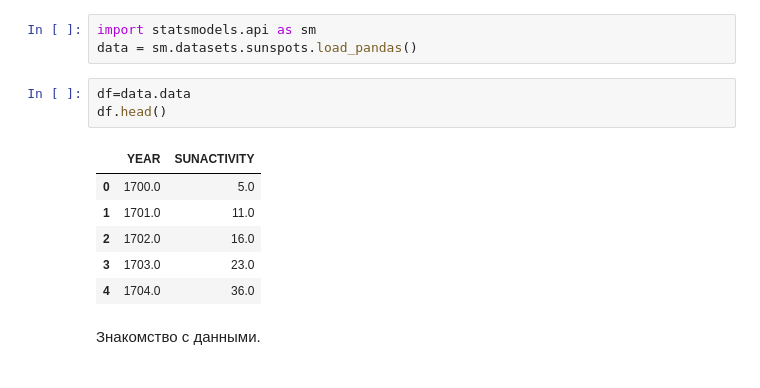
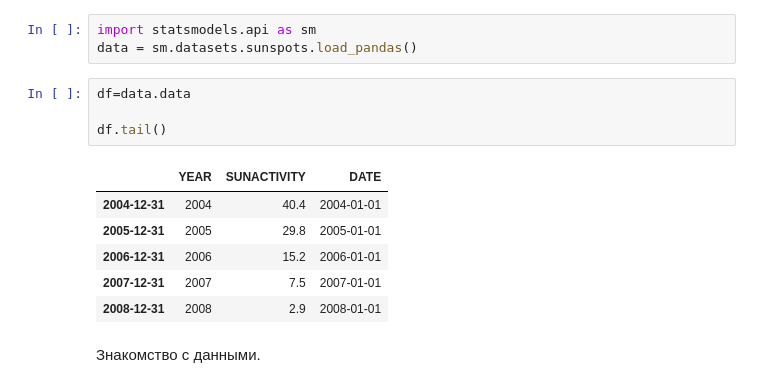
Before and after one commit to Elisakova/github_welcom, a Jupyter notebook: Итоговая__аттестация_Исакова_Е_С_ipynb".ipynb, the cells around one changed output. Saved outputs shown, nothing was run; the diff lists cells and outputs as text.

```diff
--- a/Итоговая__аттестация_Исакова_Е_С_ipynb".ipynb
+++ b/Итоговая__аттестация_Исакова_Е_С_ipynb".ipynb
@@ -48,14 +48,15 @@ import statsmodels.api as sm
 data = sm.datasets.sunspots.load_pandas()
 # %%
 df=data.data
-df.head()
+
+df.tail()
 # %% [output]
-|  | YEAR | SUNACTIVITY |
-| 0 | 1700.0 | 5.0 |
-| 1 | 1701.0 | 11.0 |
-| 2 | 1702.0 | 16.0 |
-| 3 | 1703.0 | 23.0 |
-| 4 | 1704.0 | 36.0 |
+|  | YEAR | SUNACTIVITY | DATE |
+| 2004-12-31 | 2004 | 40.4 | 2004-01-01 |
+| 2005-12-31 | 2005 | 29.8 | 2005-01-01 |
+| 2006-12-31 | 2006 | 15.2 | 2006-01-01 |
+| 2007-12-31 | 2007 | 7.5 | 2007-01-01 |
+| 2008-12-31 | 2008 | 2.9 | 2008-01-01 |
 # %% [markdown]
 Знакомство с данными.
 # %%
```
Also changed, not shown: parts of 50 cells of this notebook.
